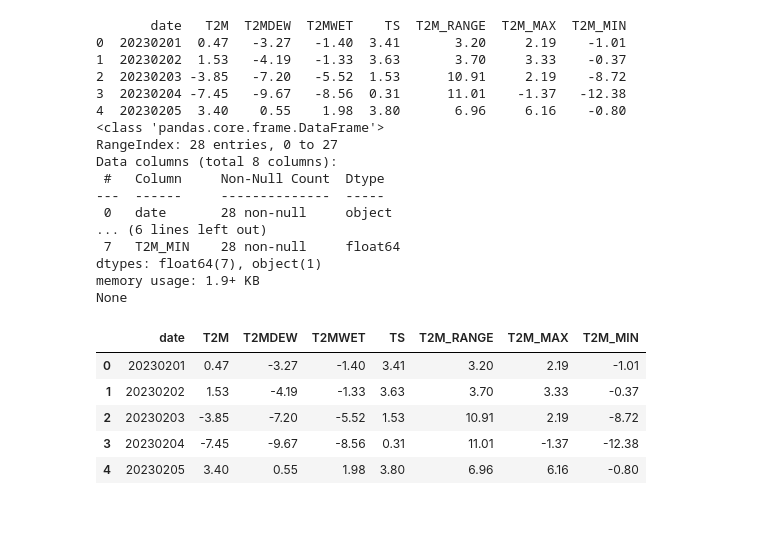
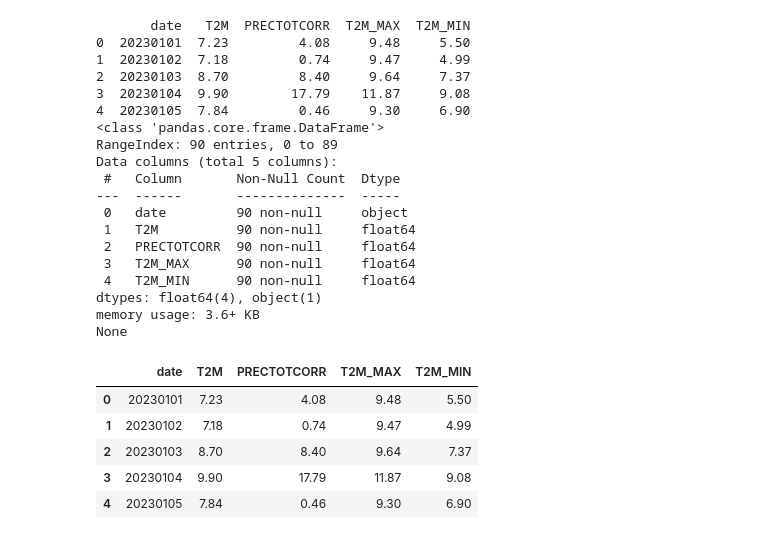
Before and after one commit to farazrahman/EarthScienceAnalytics, a Jupyter notebook: DailyWeather_NASA_POWER/DailyWeather_Viz.ipynb, the cells around one changed output. Cells and saved outputs as stored; diff of their text form; code cells hidden in the pictures.

```diff
--- a/DailyWeather_NASA_POWER/DailyWeather_Viz.ipynb
+++ b/DailyWeather_NASA_POWER/DailyWeather_Viz.ipynb
@@ -5,32 +5,34 @@ import seaborn as sns
 import matplotlib.pyplot as plt
 from weather_fetch import temp_to_df
 # %%
-wx_df = temp_to_df(json_file='POWER_Point_Daily_20230201_20230228_040d71N_074d01W_LST.json')
+wx_df = temp_to_df(json_file='POWER_Point_Daily_20230101_20230331_040d71N_074d01W_LST.json')
 wx_df.head()
 # %% [output]
-       date   T2M  T2MDEW  T2MWET    TS  T2M_RANGE  T2M_MAX  T2M_MIN
-0  20230201  0.47   -3.27   -1.40  3.41       3.20     2.19    -1.01
-1  20230202  1.53   -4.19   -1.33  3.63       3.70     3.33    -0.37
-2  20230203 -3.85   -7.20   -5.52  1.53      10.91     2.19    -8.72
-3  20230204 -7.45   -9.67   -8.56  0.31      11.01    -1.37   -12.38
-4  20230205  3.40    0.55    1.98  3.80       6.96     6.16    -0.80
+       date   T2M  PRECTOTCORR  T2M_MAX  T2M_MIN
+0  20230101  7.23         4.08     9.48     5.50
+1  20230102  7.18         0.74     9.47     4.99
+2  20230103  8.70         8.40     9.64     7.37
+3  20230104  9.90        17.79    11.87     9.08
+4  20230105  7.84         0.46     9.30     6.90
 <class 'pandas.core.frame.DataFrame'>
-RangeIndex: 28 entries, 0 to 27
-Data columns (total 8 columns):
- #   Column     Non-Null Count  Dtype
----  ------     --------------  -----
- 0   date       28 non-null     object
-... (6 lines left out)
- 7   T2M_MIN    28 non-null     float64
-dtypes: float64(7), object(1)
-memory usage: 1.9+ KB
+RangeIndex: 90 entries, 0 to 89
+Data columns (total 5 columns):
+ #   Column       Non-Null Count  Dtype
+---  ------       --------------  -----
+ 0   date         90 non-null     object
+ 1   T2M          90 non-null     float64
+ 2   PRECTOTCORR  90 non-null     float64
+ 3   T2M_MAX      90 non-null     float64
+ 4   T2M_MIN      90 non-null     float64
+dtypes: float64(4), object(1)
+memory usage: 3.6+ KB
 None
-|  | date | T2M | T2MDEW | T2MWET | TS | T2M_RANGE | T2M_MAX | T2M_MIN |
-| 0 | 20230201 | 0.47 | -3.27 | -1.40 | 3.41 | 3.20 | 2.19 | -1.01 |
-| 1 | 20230202 | 1.53 | -4.19 | -1.33 | 3.63 | 3.70 | 3.33 | -0.37 |
-| 2 | 20230203 | -3.85 | -7.20 | -5.52 | 1.53 | 10.91 | 2.19 | -8.72 |
-| 3 | 20230204 | -7.45 | -9.67 | -8.56 | 0.31 | 11.01 | -1.37 | -12.38 |
-| 4 | 20230205 | 3.40 | 0.55 | 1.98 | 3.80 | 6.96 | 6.16 | -0.80 |
+|  | date | T2M | PRECTOTCORR | T2M_MAX | T2M_MIN |
+| 0 | 20230101 | 7.23 | 4.08 | 9.48 | 5.50 |
+| 1 | 20230102 | 7.18 | 0.74 | 9.47 | 4.99 |
+| 2 | 20230103 | 8.70 | 8.40 | 9.64 | 7.37 |
+| 3 | 20230104 | 9.90 | 17.79 | 11.87 | 9.08 |
+| 4 | 20230105 | 7.84 | 0.46 | 9.30 | 6.90 |
 # %%
 #parse dates
 wx_df['date'] = wx_df['date'].apply(lambda x: datetime.strptime(x, "%Y%m%d"))
```
Also changed, not shown: parts of 2 cells of this notebook.
